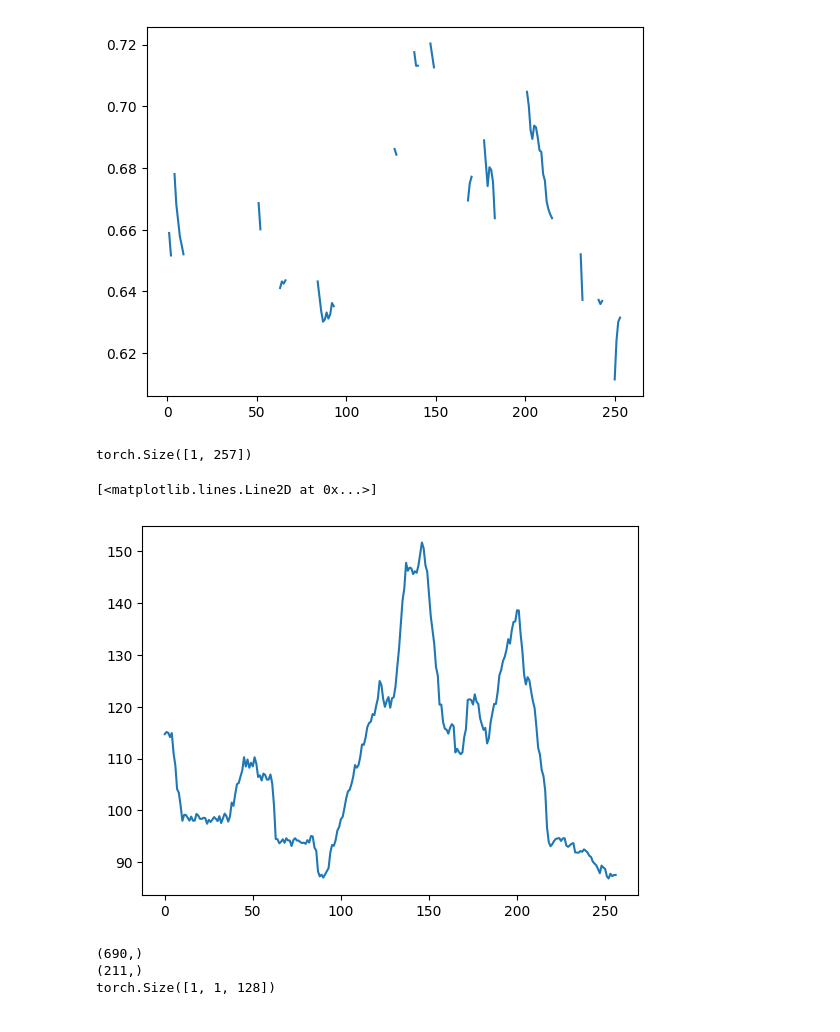
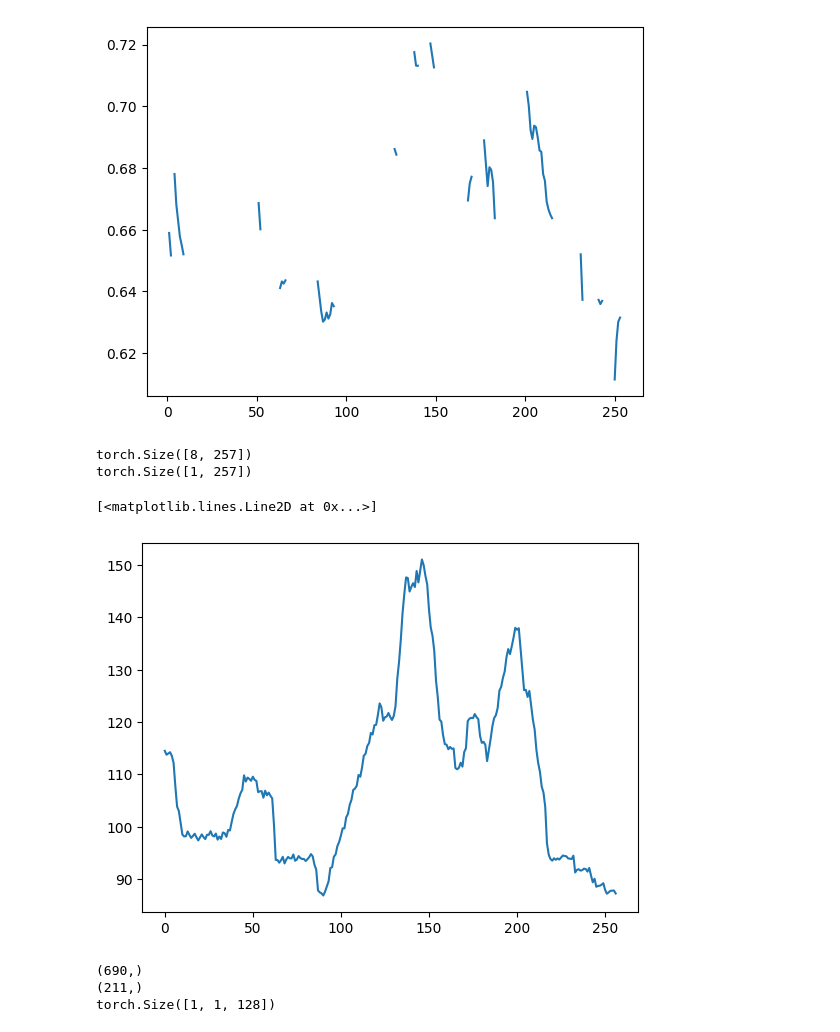
Before and after one commit to abargum/RAVE, a Jupyter notebook: test.ipynb, the cells around one changed output. Drawn from its saved outputs; the diff is of its cells as text; code cells hidden in the pictures.

```diff
--- a/test.ipynb
+++ b/test.ipynb
@@ -301,42 +301,37 @@ torch.Size([1, 64, 256]) torch.Size([1, 256, 256]) torch.Size([1, 257, 256])
 # %%
 import torchcrepe
 
 x, _ = librosa.load("libri.wav", sr=44100, mono=True)
 x = torch.tensor(x[:2*131072]).unsqueeze(0)
+x = x.repeat(8, 1)
 
-# Here we'll use a 5 millisecond hop length
-hop_length = int(44100 / 200.)
-
-# Provide a sensible frequency range for your domain (upper limit is 2006 Hz)
-# This would be a reasonable range for speech
 fmin = 50
 fmax = 550
-
-# Select a model capacity--one of "tiny" or "full"
 model = 'tiny'
-
-# Choose a device to use for inference
 device = 'cuda:0'
-
-# Pick a batch size that doesn't cause memory errors on your gpu
 batch_size = 2048
 
-# Compute pitch using first gpu
-pitch = torchcrepe.predict(x,
+batch_results = []
+for i in range(len(x)):
+    pitch = torchcrepe.predict(x[i].unsqueeze(0),
                            44100,
                            1024,
                            fmin,
                            fmax,
                            model,
                            batch_size=batch_size,
                            device=device)
+    batch_results.append(pitch)
+result = torch.stack(batch_results, dim=0).float().squeeze(1)
+print(result.shape)
 
 print(pitch.shape)
-plt.plot(pitch[0])
+plt.plot(result[3])
 # %% [output]
+torch.Size([8, 257])
 torch.Size([1, 257])
 [<matplotlib.lines.Line2D at 0x...>]
-[figure, old version]
+[figure, new version]
 # %%
 def extract_utterance_log_f0(y, sr, frame_len_samples, hop_len_samples, voiced_prob_cutoff=0.2):
     f0, voiced_flag, voiced_probs = librosa.pyin(
```
